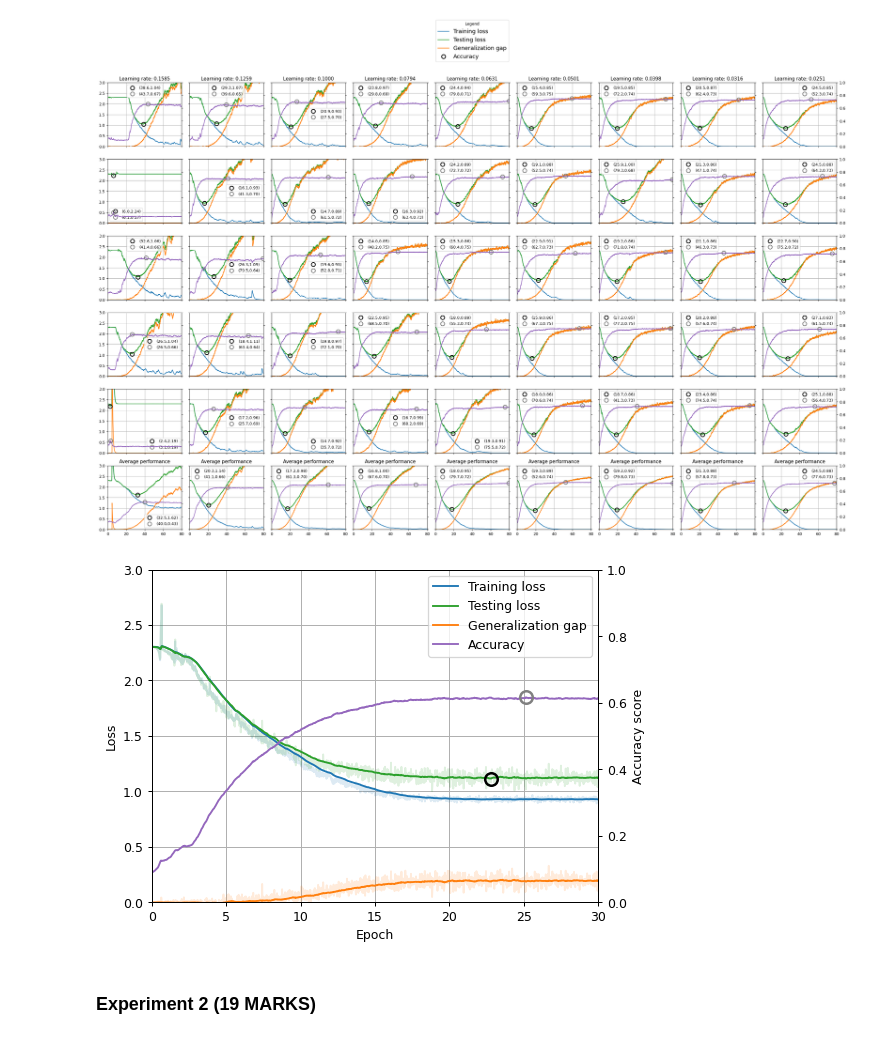
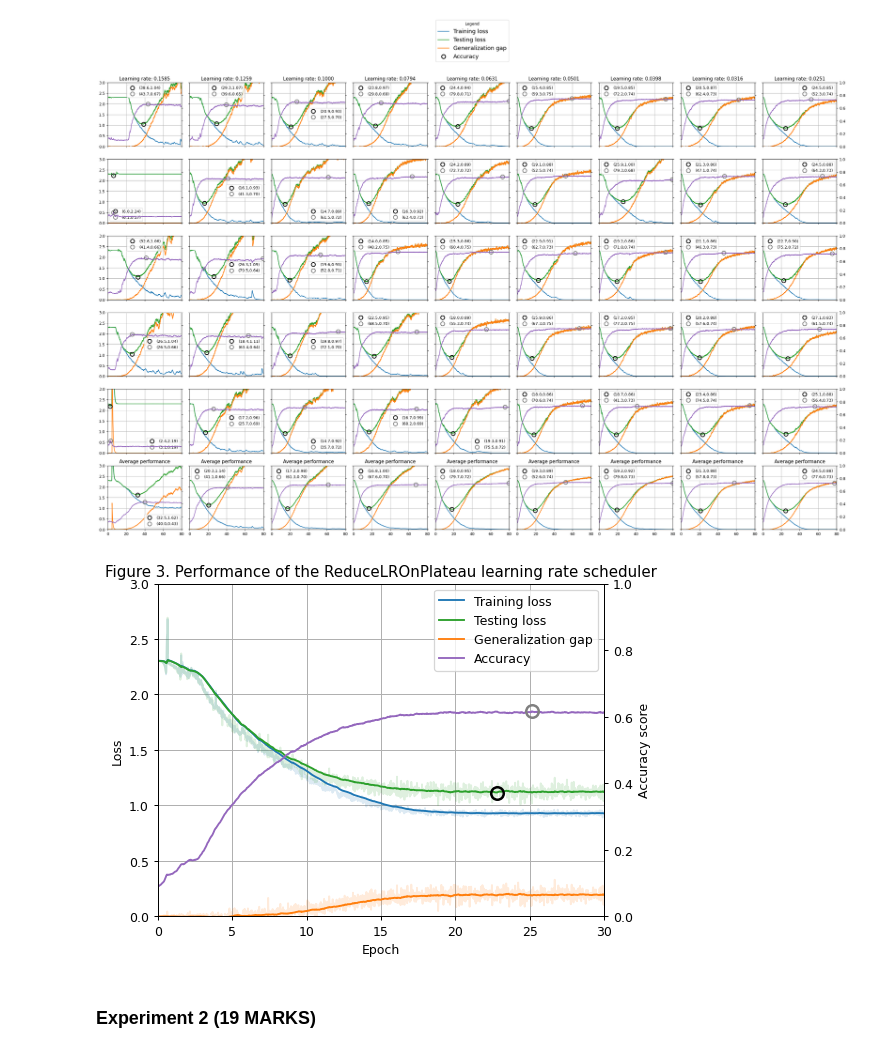
Before and after one commit to Guy29/CIFAR-10-experiments, a Jupyter notebook: 267649.ipynb, the cells around one changed output. Drawn from its saved outputs; the diff is of its cells as text; code cells hidden in the pictures.

```diff
--- a/267649.ipynb
+++ b/267649.ipynb
@@ -337,7 +337,7 @@ def plot_metrics_to_axes(metrics, ax, ticks=(), labels=False, legend=False, show
 
 
 
-def plot_metrics(metrics):
+def plot_metrics(metrics, title=''):
 
     """
     Plots learning curves based on information returned by train_and_test()
@@ -348,6 +348,7 @@ def plot_metrics(metrics):
     plot_metrics_to_axes(metrics, ax, labels=True, legend=True,
                          show_unsmoothed=True, ticks=('left','bottom','right'),
                          annotate = True)
+    if title: plt.title(title)
     plt.show()
 
 
@@ -576,9 +578,9 @@ for i in range(num_previous_runs+1, 6):
 with open('results.pickle','wb+') as f:  pickle.dump(results, f)
 # %%
 # Plotting the learning curves for the model trained with a scheduler
-plot_metrics(rec_mean(results['reduce_lr_on_plateau']))
+plot_metrics(rec_mean(results['reduce_lr_on_plateau']), title='Figure 3. Performance of the ReduceLROnPlateau learning rate scheduler')
 # %% [output]
-[figure, old version]
+[figure, new version]
 # %% [markdown]
 ### Experiment 2 (19 MARKS) <ignore>
 # %% [markdown]
```
Also changed, not shown: parts of 4 cells of this notebook.
